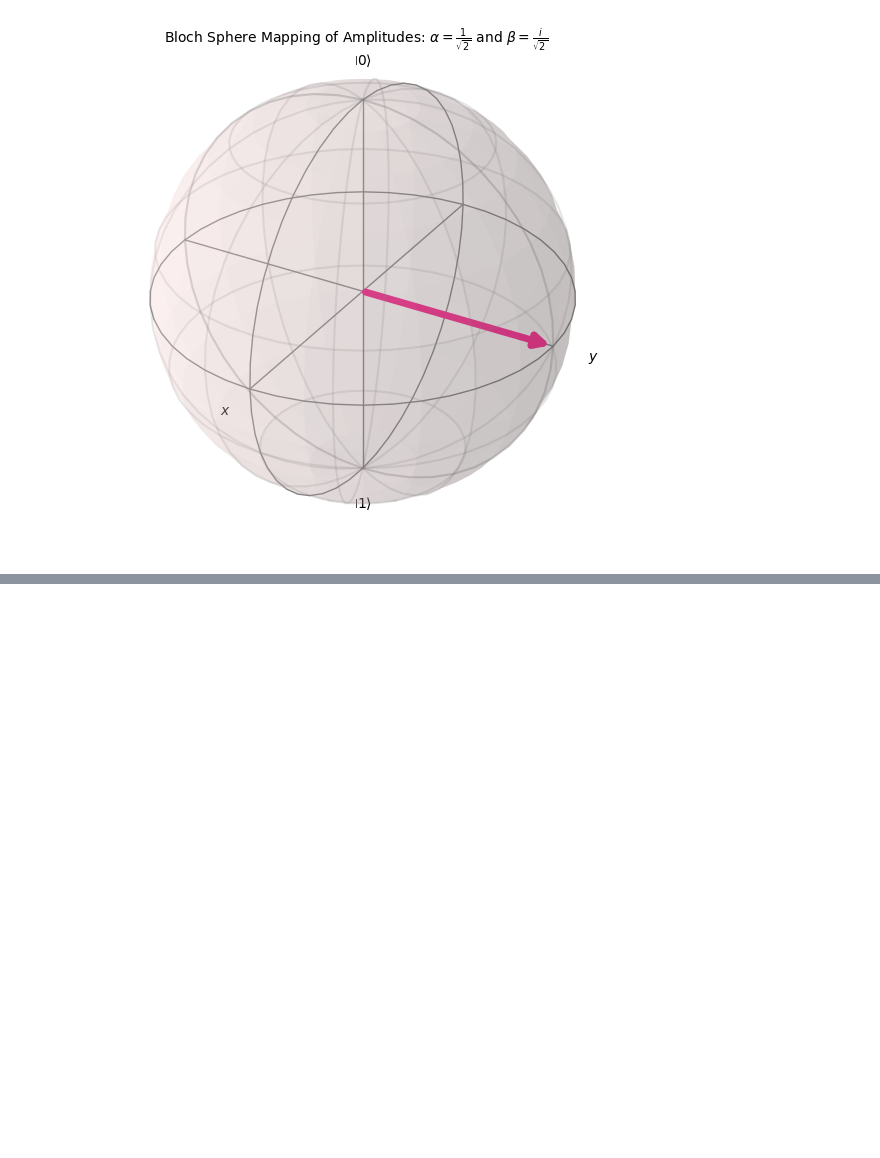
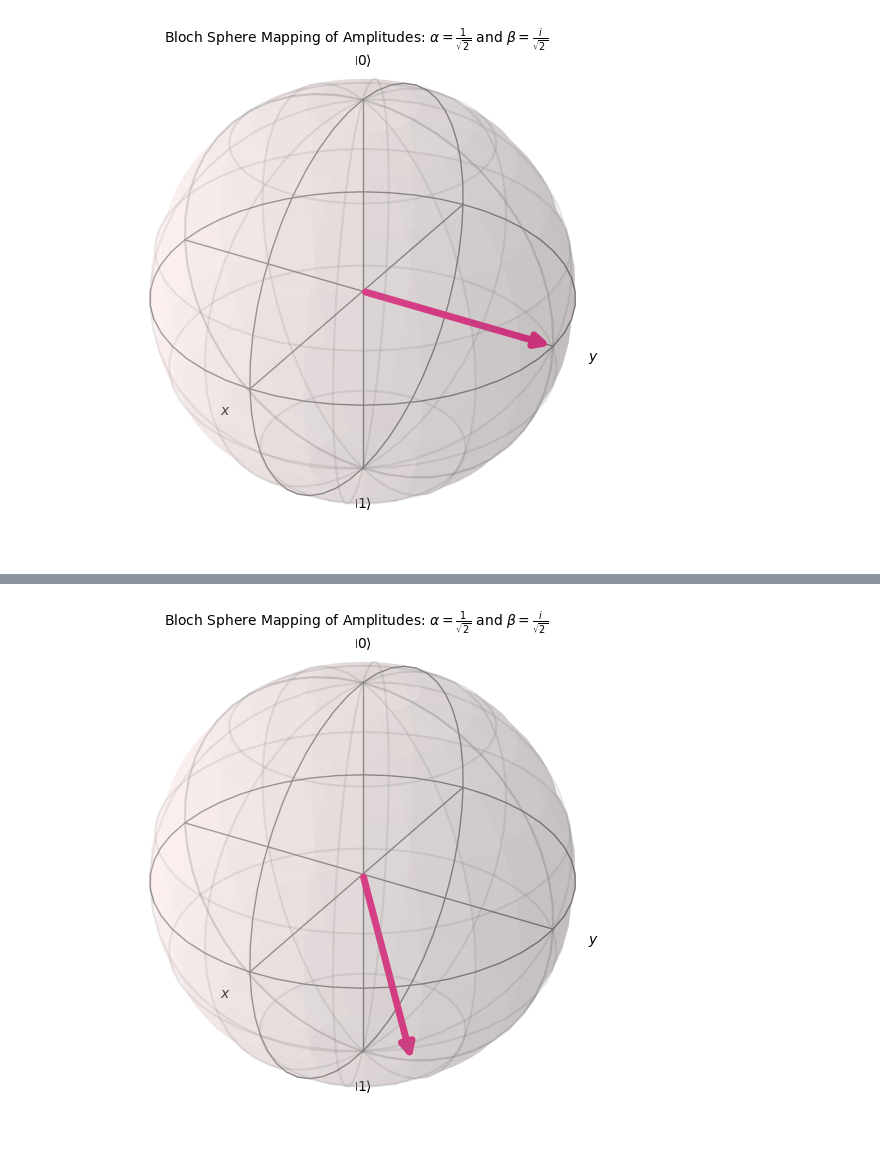
Before and after one commit to Artuk009/QuantumComputing, a Jupyter notebook: PracticeProblems_TWong/Chapter2.ipynb, the cells around one changed output, grey strips where cells are left out. Drawn from its saved outputs; the diff is of its cells as text; code cells hidden in the pictures; blank space fills up the shorter version.

```diff
--- a/PracticeProblems_TWong/Chapter2.ipynb
+++ b/PracticeProblems_TWong/Chapter2.ipynb
@@ -146,0 +170,16 @@ plot_bloch_vector([x,y,z], title=r'Bloch Sphere Mapping of Amplitudes: $\alpha=\
+# %%
+# Function to extract spherical coordinates from a given state
+alpha = (1-sp.I)/2*np.sqrt(2)
+beta = np.sqrt(3)/2
+# ST alpha and beta are amplitudes of ket 0 and ket 1 respectivley
+
+# Since alpha has two components we can just use those
+phi = np.pi/4
+theta = 2*np.asin(beta)
+
+x = np.sin(theta) * np.cos(phi)
+y = np.sin(theta) * np.sin(phi)
+z = np.cos(theta)
+plot_bloch_vector([x,y,z], title=r'Bloch Sphere Mapping of Amplitudes: $\alpha=\frac{1}{\sqrt{2}}$ and $\beta=\frac{i}{\sqrt{2}}$')
+# %% [output]
+[figure, added]
```
Also changed, not shown: parts of 1 cell of this notebook.
